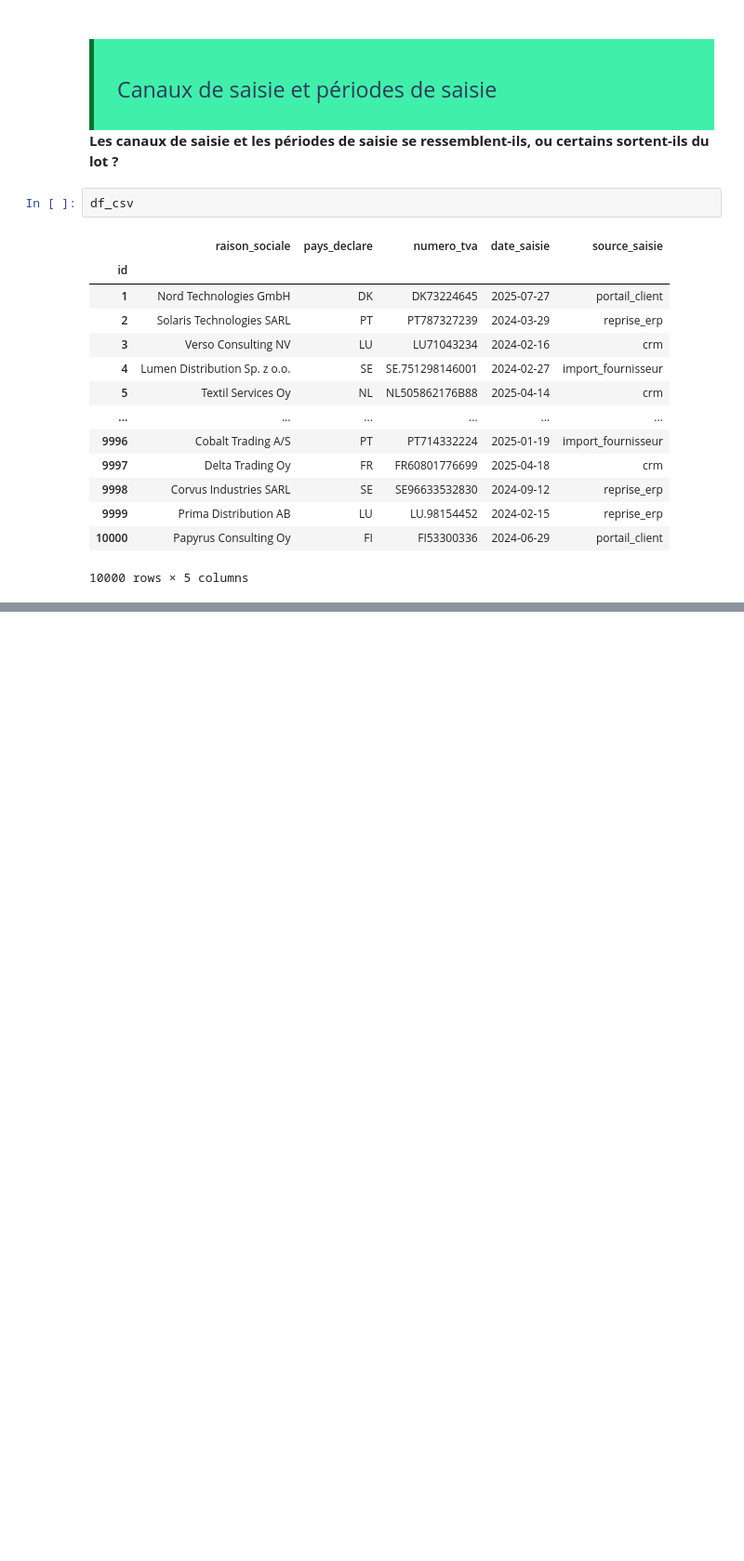
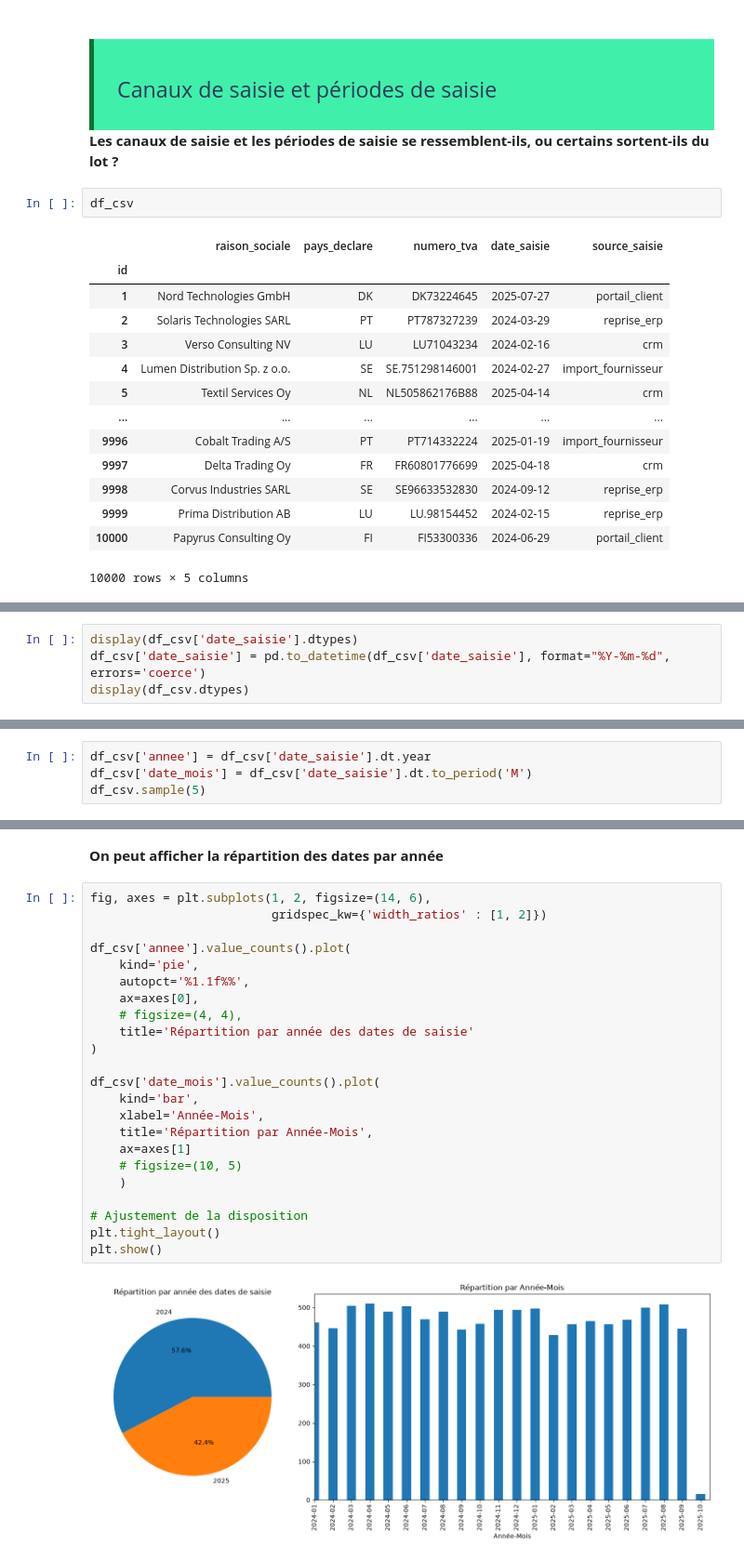
Before and after one commit to Franck-LF/TVA-Intracommunautaire, a Jupyter notebook: notebook/Exploration.ipynb, the cells around one changed output, grey strips where cells are left out. Shown at 93% size. Drawn from its saved outputs; the diff is of its cells as text; blank space fills up the shorter version.

```diff
--- a/notebook/Exploration.ipynb
+++ b/notebook/Exploration.ipynb
@@ -563,0 +621,4 @@ df_csv
+# %%
+display(df_csv['date_saisie'].dtypes)
+df_csv['date_saisie'] = pd.to_datetime(df_csv['date_saisie'], format="%Y-%m-%d", errors='coerce')
+display(df_csv.dtypes)
@@ -563,0 +635,4 @@ df_csv
+# %%
+df_csv['annee'] = df_csv['date_saisie'].dt.year
+df_csv['date_mois'] = df_csv['date_saisie'].dt.to_period('M')
+df_csv.sample(5)
@@ -563,0 +647,27 @@ df_csv
+# %% [markdown]
+**On peut afficher la répartition des dates par année**
+# %%
+fig, axes = plt.subplots(1, 2, figsize=(14, 6),
+                         gridspec_kw={'width_ratios' : [1, 2]})
+
+df_csv['annee'].value_counts().plot(
+    kind='pie',
+    autopct='%1.1f%%',
+    ax=axes[0],
+    # figsize=(4, 4),
+    title='Répartition par année des dates de saisie'
+)
+
+df_csv['date_mois'].value_counts().plot(
+    kind='bar',
+    xlabel='Année-Mois',
+    title='Répartition par Année-Mois',
+    ax=axes[1]
+    # figsize=(10, 5)
+    )
+
+# Ajustement de la disposition
+plt.tight_layout()
+plt.show()
+# %% [output]
+[figure, added]
```
Also changed, not shown: parts of 13 cells of this notebook, 1 other file.
